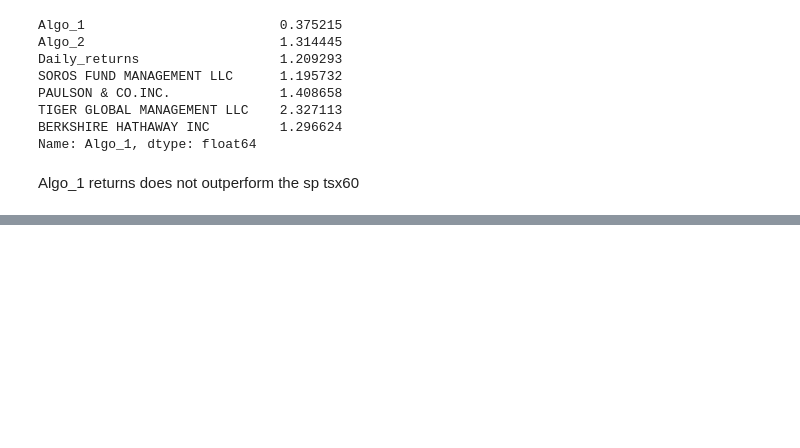
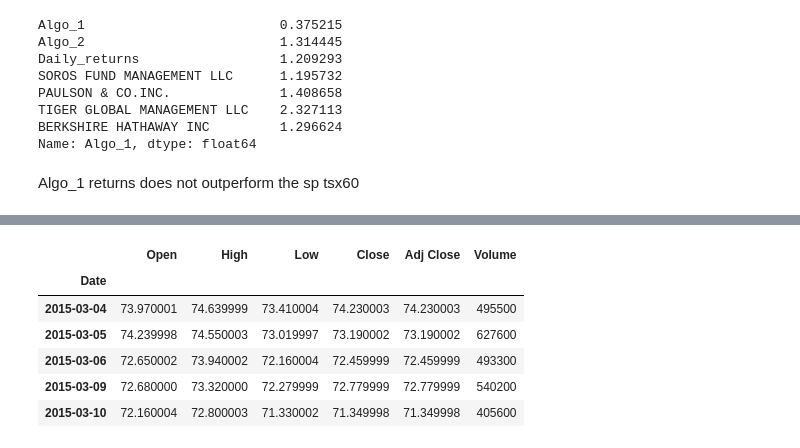
Before and after one commit to Jovan671/Pandas_Unit_04_assignment, a Jupyter notebook: main.ipynb, the cells around one changed output, grey strips where cells are left out. Drawn from its saved outputs; the diff is of its cells as text; code cells hidden in the pictures; blank space fills up the shorter version.

```diff
--- a/main.ipynb
+++ b/main.ipynb
@@ -320,0 +377,6 @@ sharpe_ratio.plot(figsize = (20,10), title = "Sharpe ratio")
+# %%
+# creating new new portfolio
+
+file_AMCX = Path("Resources_2/AMCX.csv")
+file_AMCX = pd.read_csv(file_AMCX, index_col="Date", parse_dates=True, infer_datetime_format=True)
+file_AMCX.isnull().sum()
@@ -320,0 +391,12 @@ sharpe_ratio.plot(figsize = (20,10), title = "Sharpe ratio")
+# %%
+    # portfolio AMCX
+
+file_AMCX.head()
+# %% [output]
+|  | Open | High | Low | Close | Adj Close | Volume |
+| Date |  |  |  |  |  |  |
+| 2015-03-04 | 73.970001 | 74.639999 | 73.410004 | 74.230003 | 74.230003 | 495500 |
+| 2015-03-05 | 74.239998 | 74.550003 | 73.019997 | 73.190002 | 73.190002 | 627600 |
+| 2015-03-06 | 72.650002 | 73.940002 | 72.160004 | 72.459999 | 72.459999 | 493300 |
+| 2015-03-09 | 72.680000 | 73.320000 | 72.279999 | 72.779999 | 72.779999 | 540200 |
+| 2015-03-10 | 72.160004 | 72.800003 | 71.330002 | 71.349998 | 71.349998 | 405600 |
```
Also changed, not shown: parts of 17 cells of this notebook, 3 other files.
